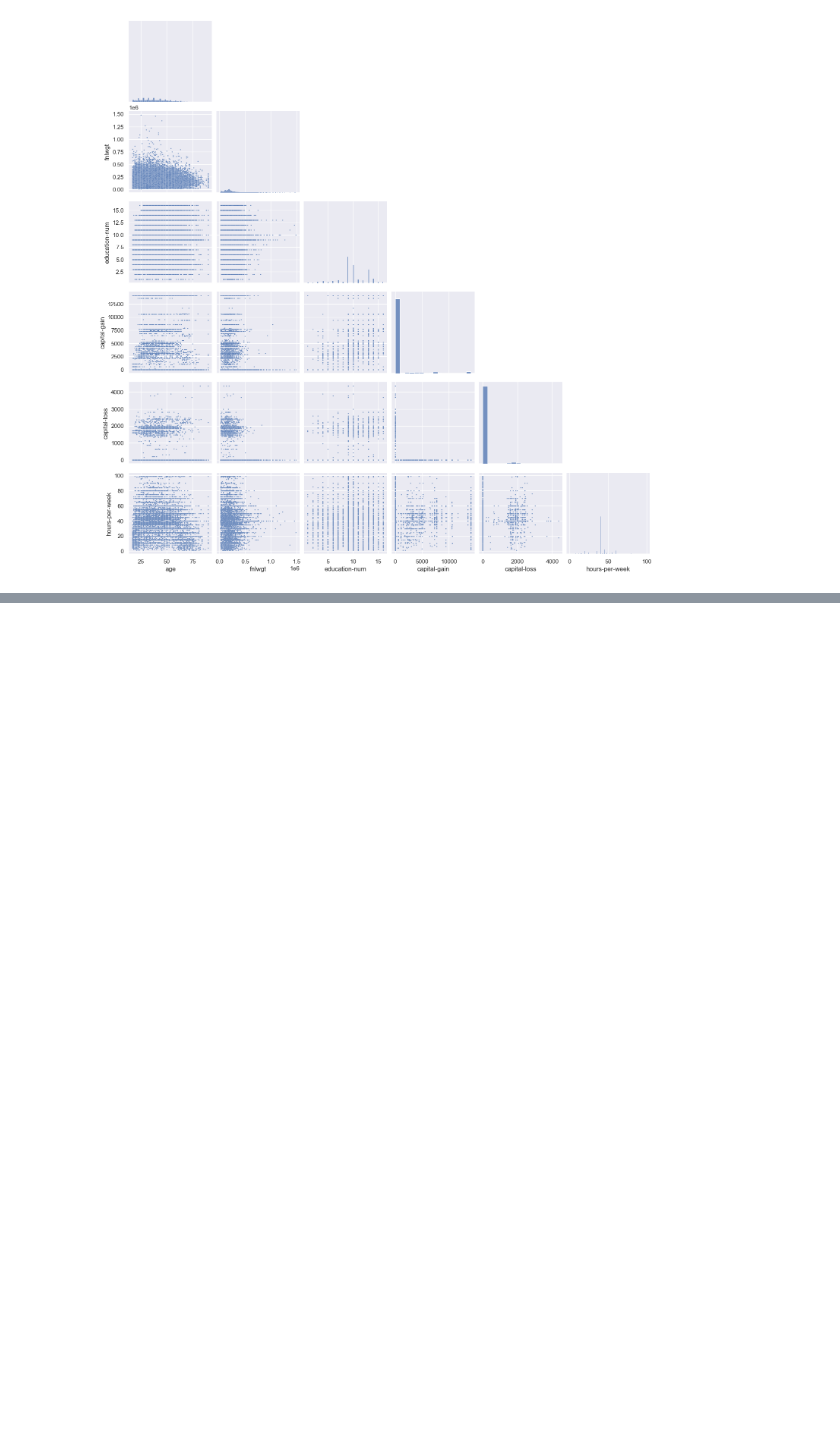
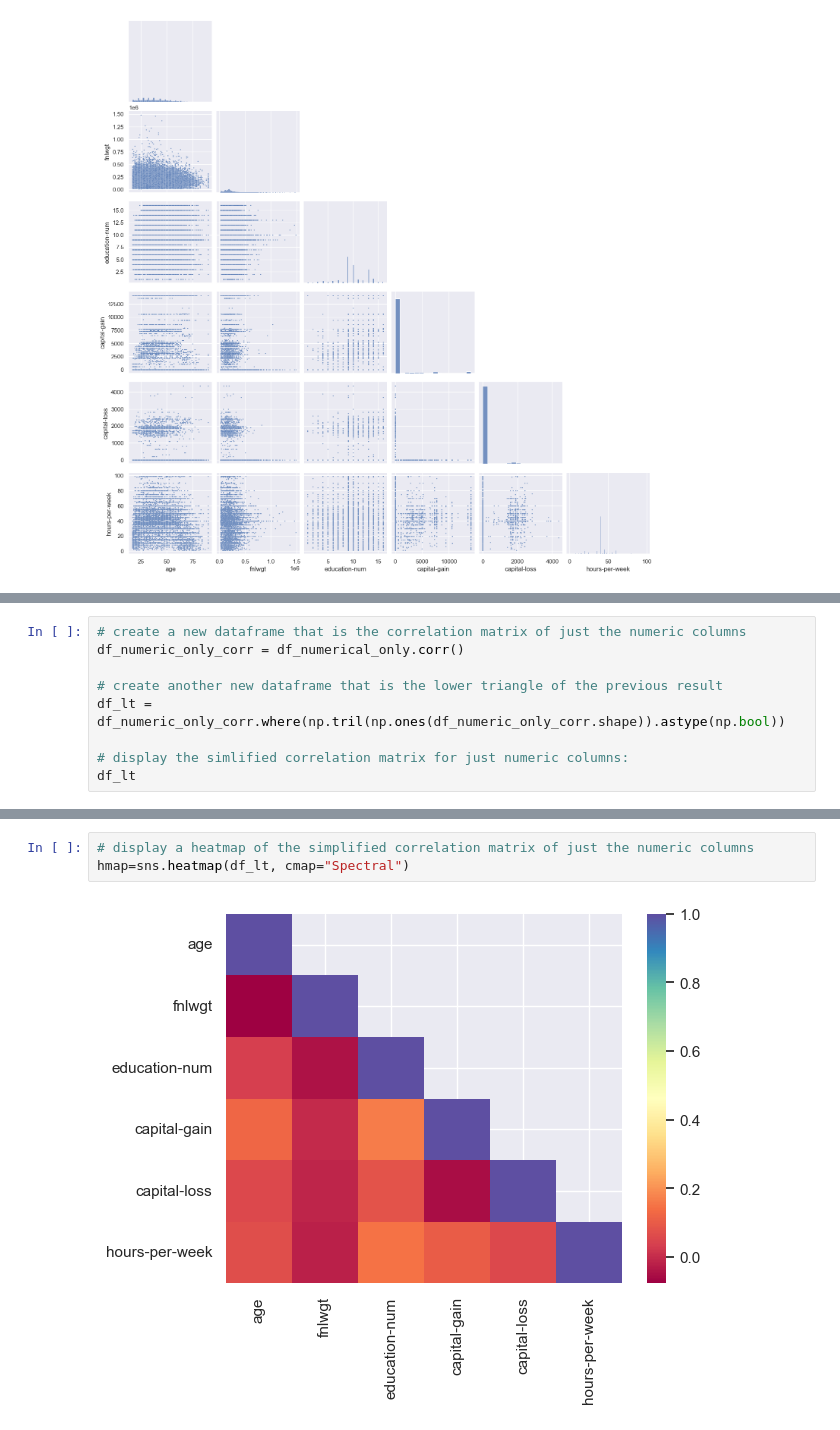
Before and after one commit to THE-MOLECULAR-MAN/machine-learning, a Jupyter notebook: exploratory_data_analysis.ipynb, the cells around one changed output, grey strips where cells are left out. Drawn from its saved outputs; the diff is of its cells as text; blank space fills up the shorter version.

Commit message:
lots of feature analysis and correlation additions

```diff
--- a/exploratory_data_analysis.ipynb
+++ b/exploratory_data_analysis.ipynb
@@ -361,0 +374,9 @@ df_numerical_only.corr()
+# %%
+# create a new dataframe that is the correlation matrix of just the numeric columns
+df_numeric_only_corr = df_numerical_only.corr()
+
+# create another new dataframe that is the lower triangle of the previous result
+df_lt = df_numeric_only_corr.where(np.tril(np.ones(df_numeric_only_corr.shape)).astype(np.bool))
+
+# display the simlified correlation matrix for just numeric columns:
+df_lt
@@ -361,0 +393,5 @@ df_numerical_only.corr()
+# %%
+# display a heatmap of the simplified correlation matrix of just the numeric columns
+hmap=sns.heatmap(df_lt, cmap="Spectral")
+# %% [output]
+[figure, added]
```
Also changed, not shown: parts of 13 cells of this notebook.
